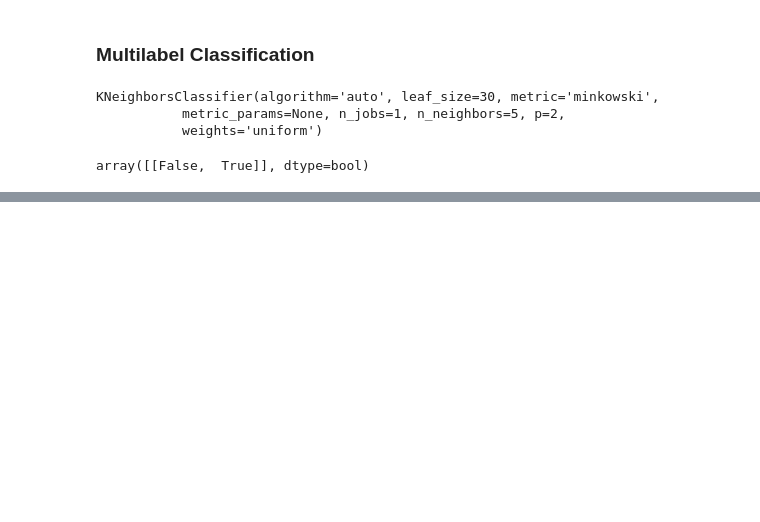
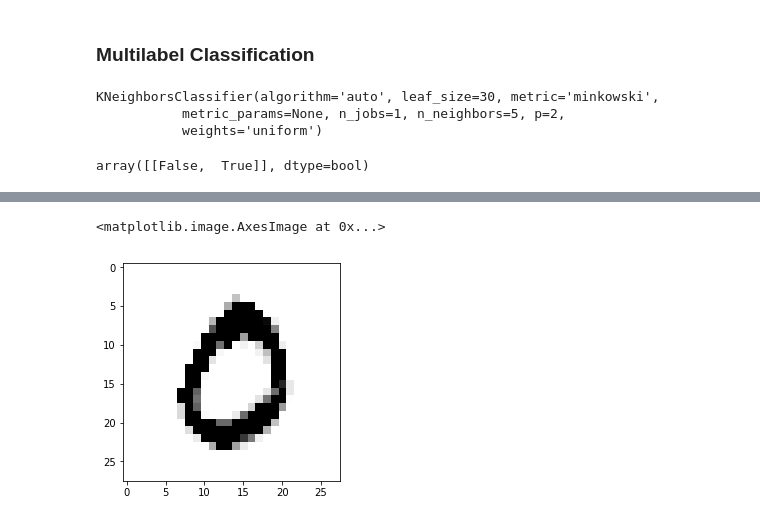
Before and after one commit to sebastienharinck/Courses, a Jupyter notebook: hands-on-machine-learning-with-scikit-learn-and-tensorflow/03_classification.ipynb, the cells around one changed output, grey strips where cells are left out. Drawn from its saved outputs; the diff is of its cells as text; code cells hidden in the pictures; blank space fills up the shorter version.

```diff
--- a/hands-on-machine-learning-with-scikit-learn-and-tensorflow/03_classification.ipynb
+++ b/hands-on-machine-learning-with-scikit-learn-and-tensorflow/03_classification.ipynb
@@ -401,0 +431,6 @@ f1_score(y_train, y_train_knn_pred, average='macro')
+# %%
+clean_digit = knn_clf.predict([X_test_mod[0]])
+plot_digit(clean_digit)
+# %% [output]
+<matplotlib.image.AxesImage at 0x...>
+[figure, added]
```
Also changed, not shown: parts of 29 cells of this notebook.
